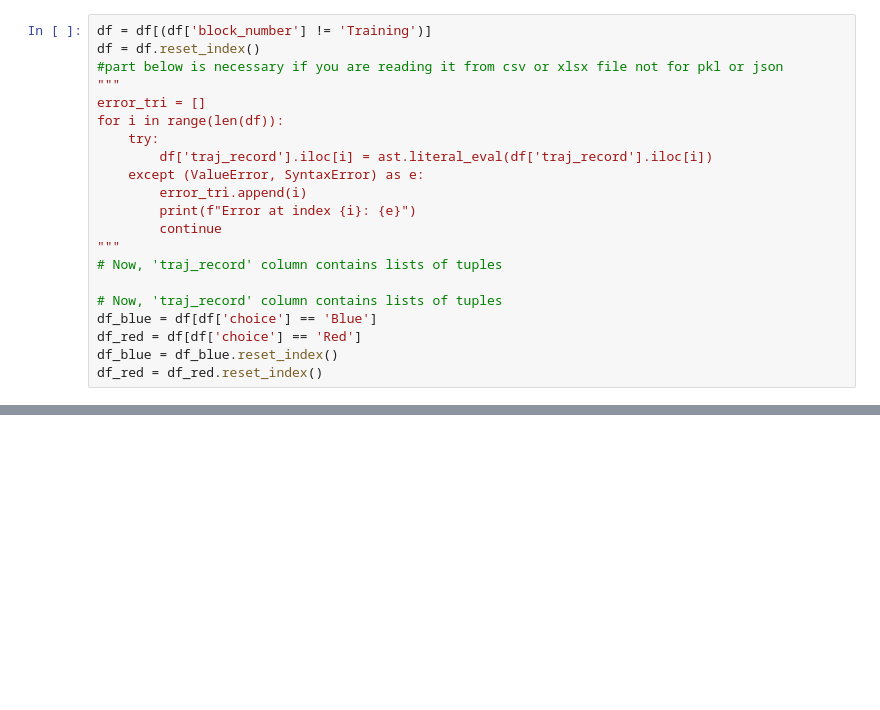
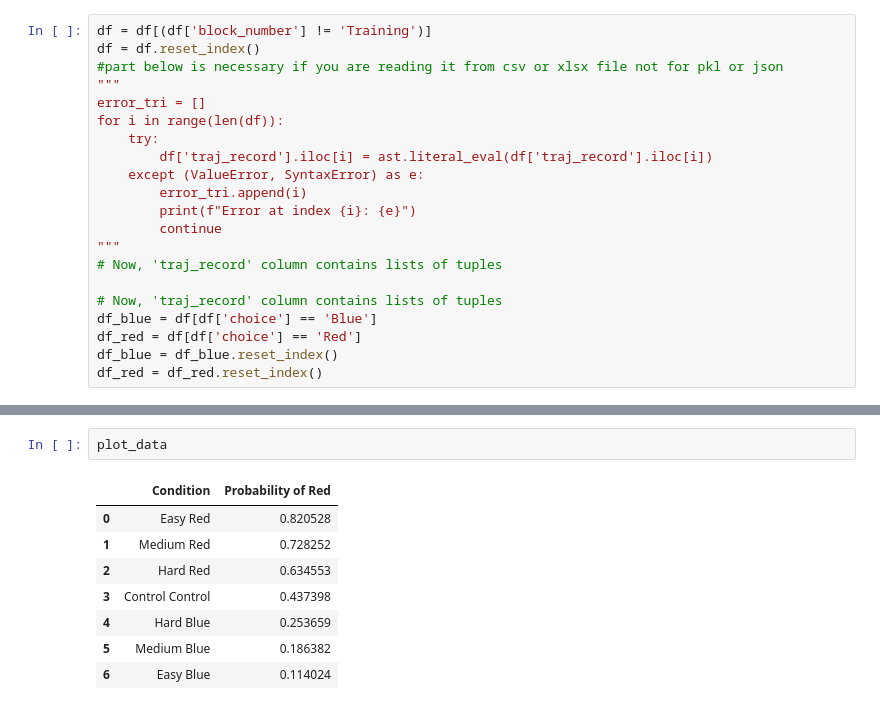
Before and after one commit to Ibrahim-V-Arslan/MT_Sequential_Effects, a Jupyter notebook: Analysis/MTR Analysis.ipynb, the cells around one changed output, grey strips where cells are left out. Saved outputs shown, nothing was run; the diff lists cells and outputs as text; blank space fills up the shorter version.

Commit message:
data (58/58)

```diff
--- a/Analysis/MTR Analysis.ipynb
+++ b/Analysis/MTR Analysis.ipynb
@@ -194,3 +195,14 @@ plt.show()
+# %%
+plot_data
+# %% [output]
+|  | Condition | Probability of Red |
+| 0 | Easy Red | 0.820528 |
+| 1 | Medium Red | 0.728252 |
+| 2 | Hard Red | 0.634553 |
+| 3 | Control Control | 0.437398 |
+| 4 | Hard Blue | 0.253659 |
+| 5 | Medium Blue | 0.186382 |
+| 6 | Easy Blue | 0.114024 |
 # %%
 import numpy as np
 import matplotlib.pyplot as plt
```
Also changed, not shown: parts of 7 cells of this notebook, 52 other files.
